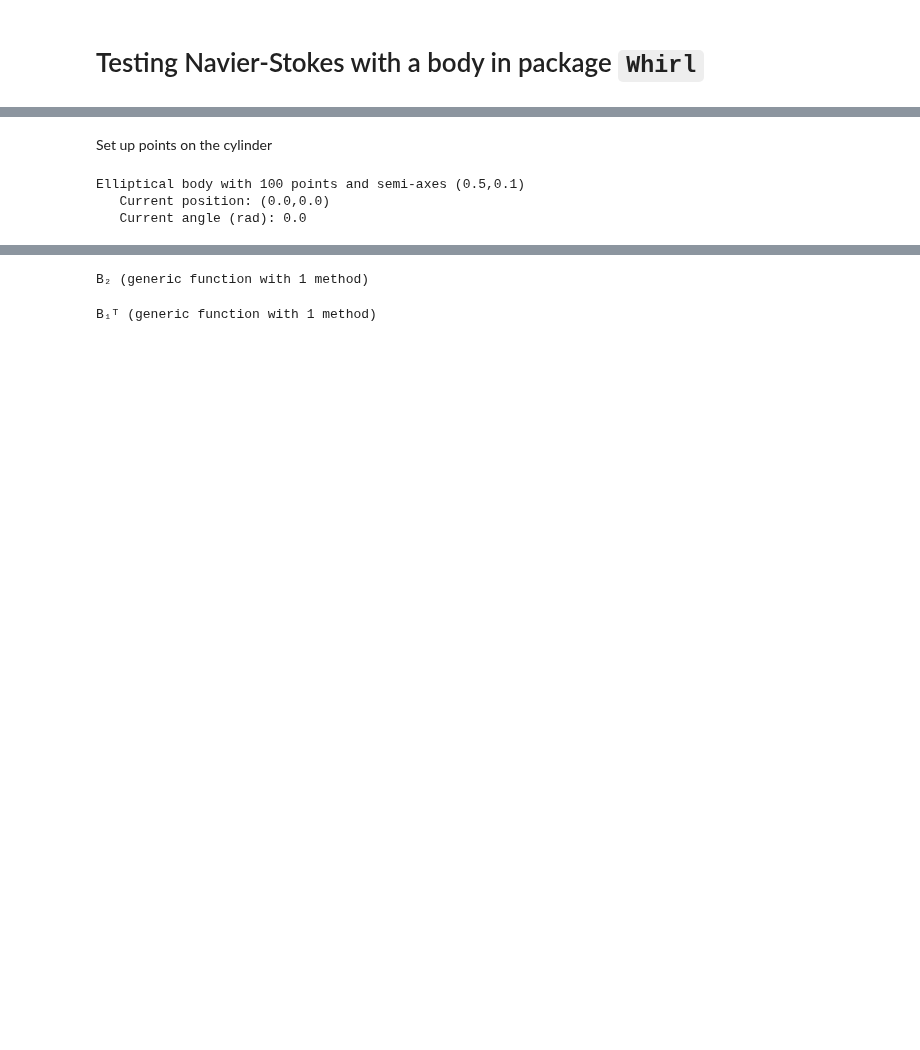
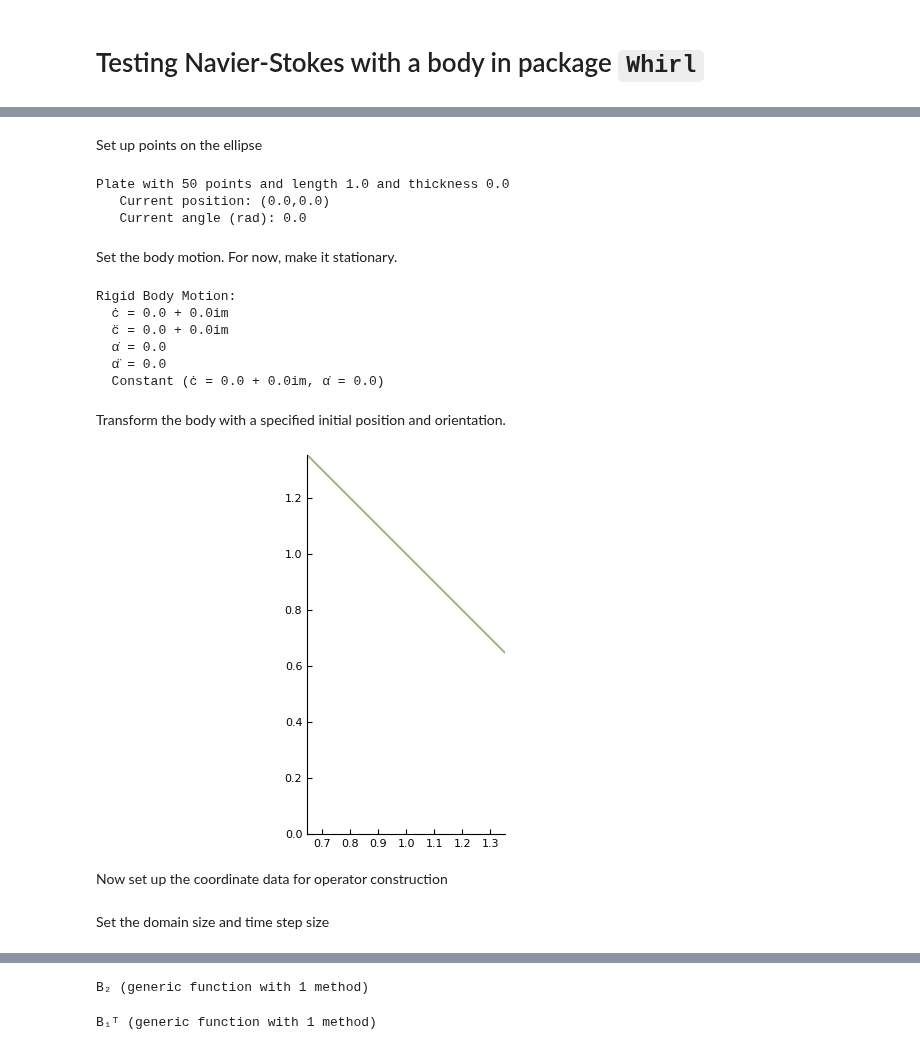
Before and after one commit to JuliaIBPM/ViscousFlow.jl, a Jupyter notebook: examples/Basic Navier-Stokes with a body.ipynb, the cells around one changed output, grey strips where cells are left out. Saved outputs shown, nothing was run; the diff lists cells and outputs as text; code cells hidden in the pictures; blank space fills up the shorter version.

```diff
--- a/examples/Basic Navier-Stokes with a body.ipynb
+++ b/examples/Basic Navier-Stokes with a body.ipynb
@@ -12,0 +21,35 @@ default(grid = false)
+# %% [markdown]
+Set up points on the ellipse
+# %%
+n = 50;
+a = 0.5; b = 0.1;
+body = Bodies.Plate(1.0,n)
+# %% [output]
+Plate with 50 points and length 1.0 and thickness 0.0
+   Current position: (0.0,0.0)
+   Current angle (rad): 0.0
+# %% [markdown]
+Set the body motion. For now, make it stationary.
+# %%
+motion = RigidBodyMotion(0.0,0.0)
+# %% [output]
+Rigid Body Motion:
+  ċ = 0.0 + 0.0im
+  c̈ = 0.0 + 0.0im
+  α̇ = 0.0
+  α̈ = 0.0
+  Constant (ċ = 0.0 + 0.0im, α̇ = 0.0)
+# %% [markdown]
+Transform the body with a specified initial position and orientation.
+# %%
+cent = 1.0+1.0im
+α = -π/4
+_,ċ,_,_,α̇,_ = motion(0.0)  # Additional
+T = RigidTransform(cent,α)
+T(body) # transform the body to the current configuration
+ds = Bodies.dlength(body) # we will need the arc lengths of each face on the body for later
+plot(body)
+# %% [output]
+[figure, added]
+# %% [markdown]
+Now set up the coordinate data for operator construction
@@ -13,2 +59,4 @@ default(grid = false)
+# %% [markdown]
+Set the domain size and time step size
 # %%
 nx = 202; ny = 102;
@@ -20,13 +65,3 @@ Lx = 2.0;
 Δt = min(0.5*Δx,0.5*Δx^2*Re);
 w₀ = Nodes(Dual,(nx,ny));
 q = Edges(Primal,w₀);
-# %% [markdown]
-Set up points on the cylinder
-# %%
-n = 100;
-a = 0.5; b = 0.1;
-body = Bodies.Ellipse(a,b,n)
-# %% [output]
-Elliptical body with 100 points and semi-axes (0.5,0.1)
-   Current position: (0.0,0.0)
-   Current angle (rad): 0.0
```
Also changed, not shown: parts of 39 cells of this notebook, 2 other files.
